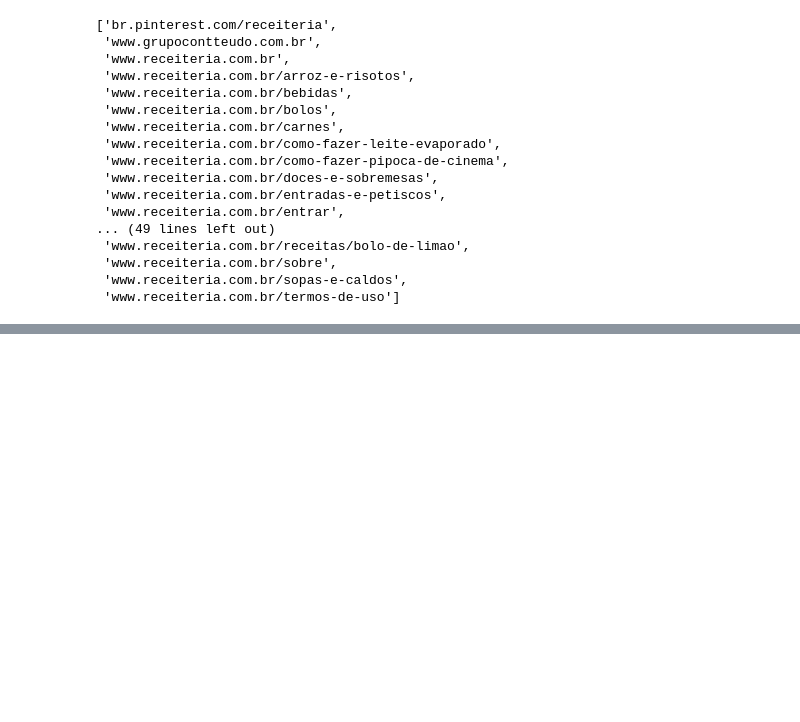
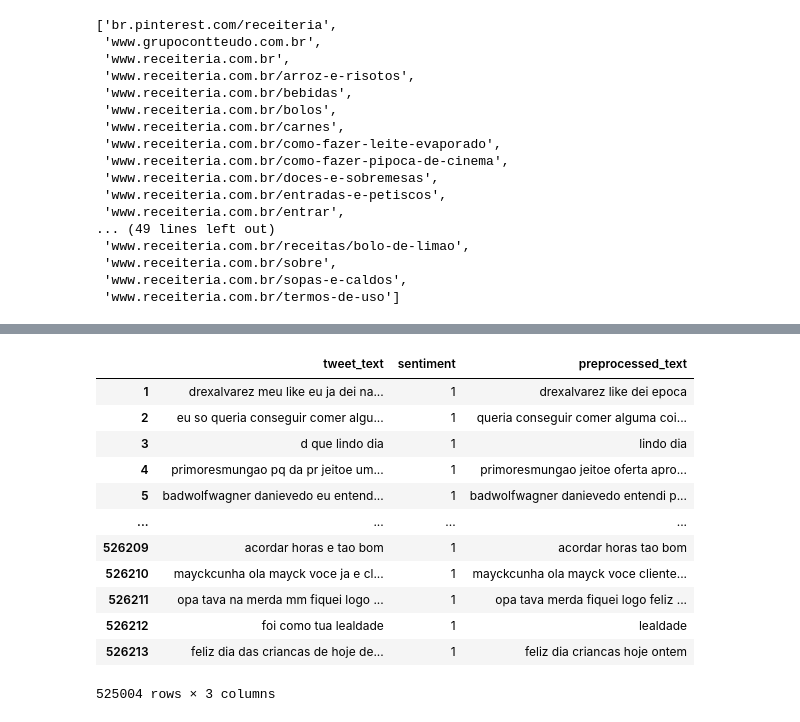
Before and after one commit to delattre1/nlp-chatbot, a Jupyter notebook: src/dev-notebook.ipynb, the cells around one changed output, grey strips where cells are left out. Cells and saved outputs as stored; diff of their text form; code cells hidden in the pictures; blank space fills up the shorter version.

```diff
--- a/src/dev-notebook.ipynb
+++ b/src/dev-notebook.ipynb
@@ -272,0 +332,3 @@ search_words(list_words=['carne'], rev_index=reverse_index, n=5)
+# %%
+df = df[['tweet_text', 'sentiment']]
+df
@@ -272,0 +430,11 @@ search_words(list_words=['carne'], rev_index=reverse_index, n=5)
+# %%
+import nltk
+from nltk.tokenize import word_tokenize
+from nltk.corpus import stopwords
+
+# download necessary NLTK resources
+nltk.download('stopwords')
+nltk.download('wordnet')
+
+# define stopwords and stemmer for Brazilian Portuguese
+stop_words = set(stopwords.words('portuguese'))
@@ -272,0 +448,18 @@ search_words(list_words=['carne'], rev_index=reverse_index, n=5)
+# %%
+def tokenize(text):
+    # tokenize text into words
+    tokens = word_tokenize(text, language='portuguese')
+    # remove stop words and words with length less than 3
+    tokens = [token for token in tokens if token.lower() not in stop_words and len(token) > 2]
+    return tokens
+
+def preprocess_text(text: str):
+    tokens = tokenize(text)
+    return " ".join(tokens).lower()
+
+text = cleaned_df['tweet_text'][11]
+tokens = tokenize(text)
+print(f'Text: "{text}"\n')
+print(f'Tokens: {tokens}\n')
+print(f'Lemmatized: {lemmatize(" ".join(tokens))}\n')
+print(f'Pré-processed: "{preprocess_text(text)}"')
@@ -272,0 +474,20 @@ search_words(list_words=['carne'], rev_index=reverse_index, n=5)
+# %%
+preprocessed_df = cleaned_df.copy()
+preprocessed_df['preprocessed_text'] = preprocessed_df['tweet_text'].apply(preprocess_text)
+preprocessed_df = preprocessed_df[preprocessed_df['preprocessed_text'] != '']
+# %%
+preprocessed_df
+# %% [output]
+|  | tweet_text | sentiment | preprocessed_text |
+| 1 | drexalvarez meu like eu ja dei na... | 1 | drexalvarez like dei epoca |
+| 2 | eu so queria conseguir comer algu... | 1 | queria conseguir comer alguma coi... |
+| 3 | d que lindo dia | 1 | lindo dia |
+| 4 | primoresmungao pq da pr jeitoe um... | 1 | primoresmungao jeitoe oferta apro... |
+| 5 | badwolfwagner danievedo eu entend... | 1 | badwolfwagner danievedo entendi p... |
+| ... | ... | ... | ... |
+| 526209 | acordar horas e tao bom | 1 | acordar horas tao bom |
+| 526210 | mayckcunha ola mayck voce ja e cl... | 1 | mayckcunha ola mayck voce cliente... |
+| 526211 | opa tava na merda mm fiquei logo ... | 1 | opa tava merda fiquei logo feliz ... |
+| 526212 | foi como tua lealdade | 1 | lealdade |
+| 526213 | feliz dia das criancas de hoje de... | 1 | feliz dia criancas hoje ontem |
+525004 rows × 3 columns
```
Also changed, not shown: parts of 57 cells of this notebook.
